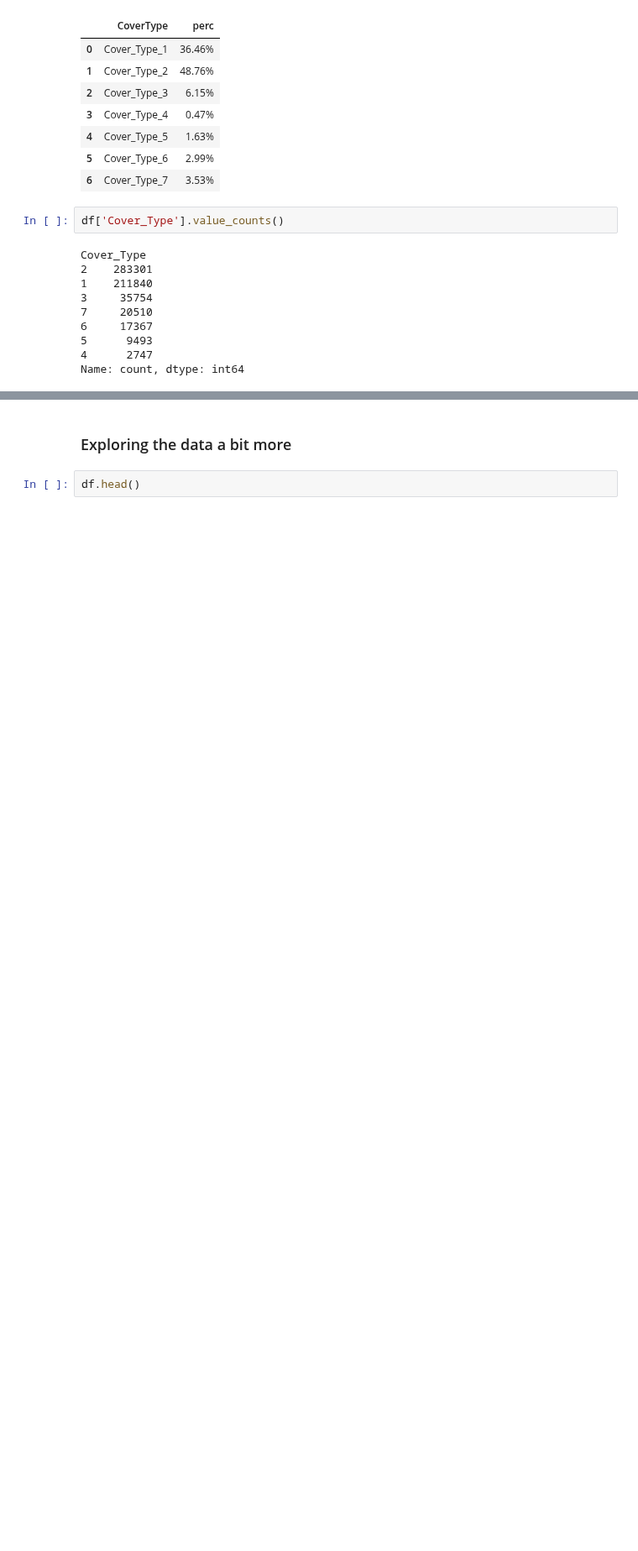
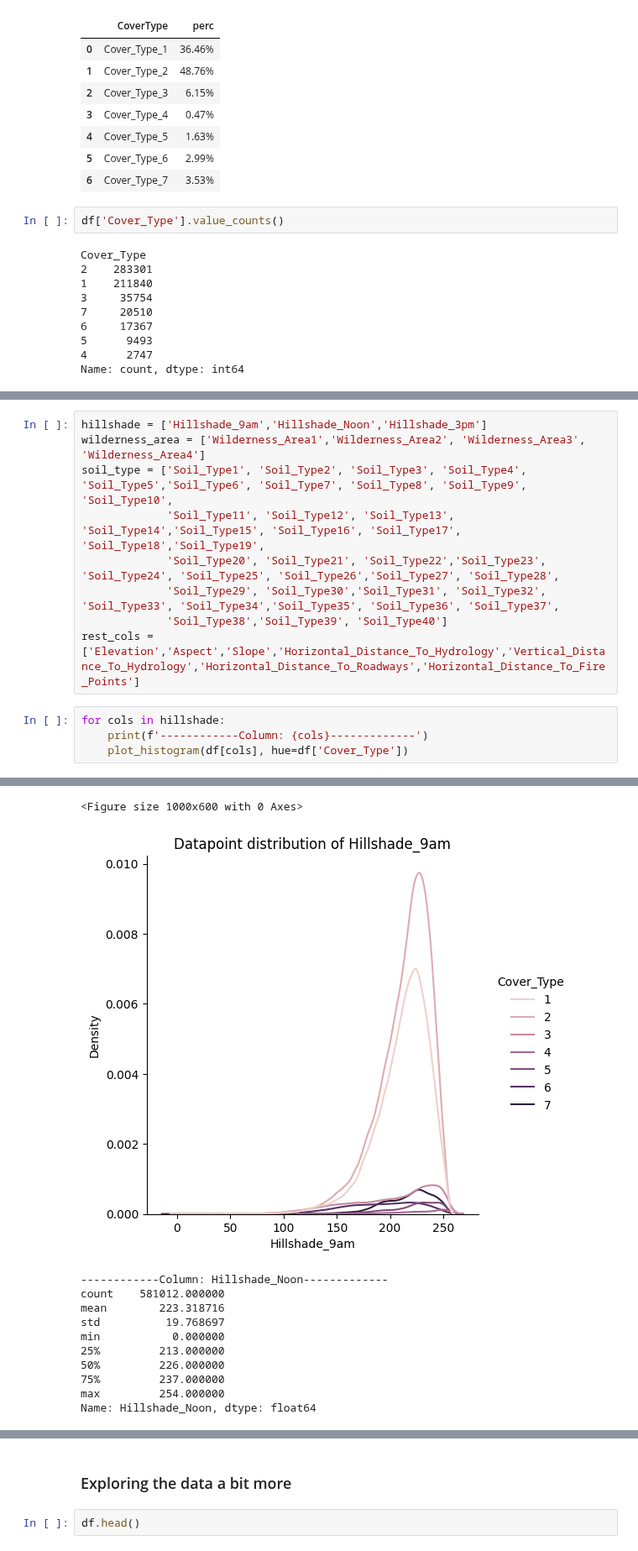
Before and after one commit to anidec25/Linear-Regression, a Jupyter notebook: CoverTypeClassification.ipynb, the cells around one changed output, grey strips where cells are left out. Shown at 84% size. Saved outputs shown, nothing was run; the diff lists cells and outputs as text; blank space fills up the shorter version.

Commit message:
Kaggle Notebook | Cover Type Classifcation | Version 4

```diff
--- a/CoverTypeClassification.ipynb
+++ b/CoverTypeClassification.ipynb
@@ -299,0 +365,14 @@ Name: count, dtype: int64
+# %%
+hillshade = ['Hillshade_9am','Hillshade_Noon','Hillshade_3pm']
+wilderness_area = ['Wilderness_Area1','Wilderness_Area2', 'Wilderness_Area3', 'Wilderness_Area4']
+soil_type = ['Soil_Type1', 'Soil_Type2', 'Soil_Type3', 'Soil_Type4', 'Soil_Type5','Soil_Type6', 'Soil_Type7', 'Soil_Type8', 'Soil_Type9', 'Soil_Type10',
+             'Soil_Type11', 'Soil_Type12', 'Soil_Type13', 'Soil_Type14','Soil_Type15', 'Soil_Type16', 'Soil_Type17', 'Soil_Type18','Soil_Type19',
+             'Soil_Type20', 'Soil_Type21', 'Soil_Type22','Soil_Type23', 'Soil_Type24', 'Soil_Type25', 'Soil_Type26','Soil_Type27', 'Soil_Type28',
+             'Soil_Type29', 'Soil_Type30','Soil_Type31', 'Soil_Type32', 'Soil_Type33', 'Soil_Type34','Soil_Type35', 'Soil_Type36', 'Soil_Type37',
+             'Soil_Type38','Soil_Type39', 'Soil_Type40']
+rest_cols = ['Elevation','Aspect','Slope','Horizontal_Distance_To_Hydrology','Vertical_Distance_To_Hydrology','Horizontal_Distance_To_Roadways','Horizontal_Distance_To_Fire_Points']
+# %%
+for cols in hillshade:
+    print(f'------------Column: {cols}-------------')
+    plot_histogram(df[cols], hue=df['Cover_Type'])
+# %% [output]
@@ -299,0 +389,12 @@ Name: count, dtype: int64
+<Figure size 1000x600 with 0 Axes>
+[figure, added]
+------------Column: Hillshade_Noon-------------
+count    581012.000000
+mean        223.318716
+std          19.768697
+min           0.000000
+25%         213.000000
+50%         226.000000
+75%         237.000000
+max         254.000000
+Name: Hillshade_Noon, dtype: float64
```
Also changed, not shown: parts of 43 cells of this notebook.
